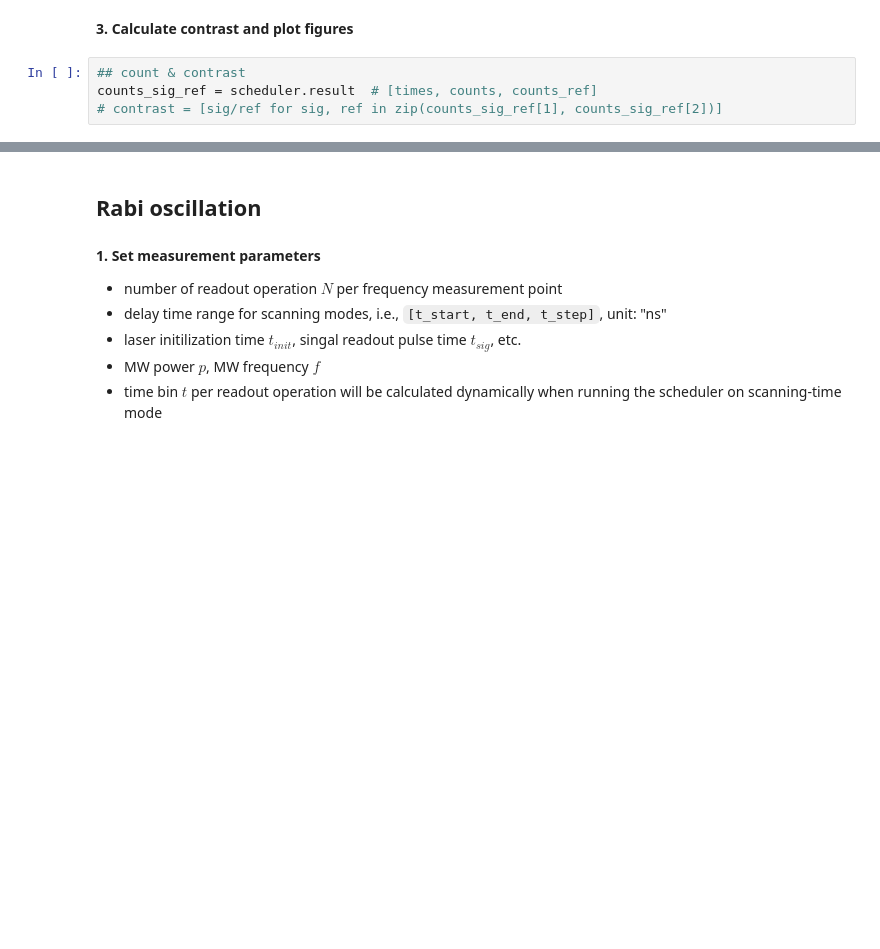
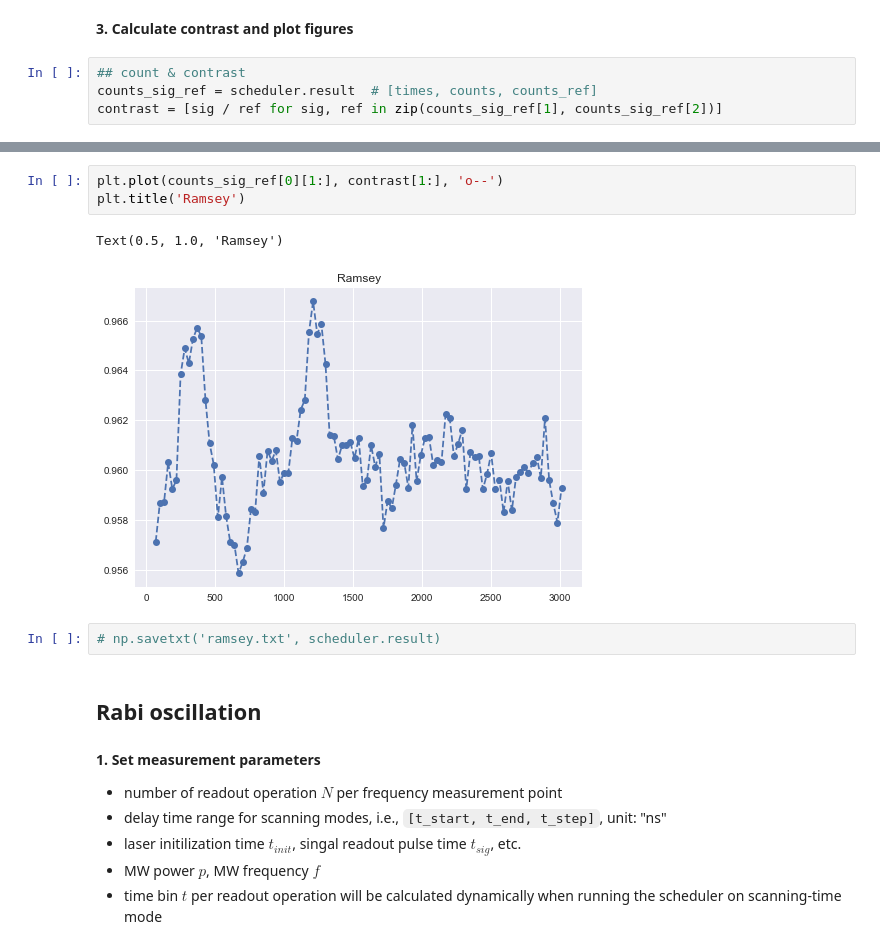
Before and after one commit to Youngcius/odmactor, a Jupyter notebook: project/tutorial/time-odmr.ipynb, the cells around one changed output, grey strips where cells are left out. Saved outputs shown, nothing was run; the diff lists cells and outputs as text; blank space fills up the shorter version.

```diff
--- a/project/tutorial/time-odmr.ipynb
+++ b/project/tutorial/time-odmr.ipynb
@@ -80,7 +85,7 @@ fig = scheduler.sequences_figure
 # %%
 ## count & contrast
 counts_sig_ref = scheduler.result  # [times, counts, counts_ref]
-# contrast = [sig/ref for sig, ref in zip(counts_sig_ref[1], counts_sig_ref[2])]
+contrast = [sig / ref for sig, ref in zip(counts_sig_ref[1], counts_sig_ref[2])]
 # %%
 # plot_ramsey(counts_sig_ref[0], contrast)
 
@@ -95,3 +101,11 @@ Text(0, 0.5, 'Count')
+# %%
+plt.plot(counts_sig_ref[0][1:], contrast[1:], 'o--')
+plt.title('Ramsey')
+# %% [output]
+Text(0.5, 1.0, 'Ramsey')
+[figure, added]
+# %%
+# np.savetxt('ramsey.txt', scheduler.result)
 # %% [markdown]
 ## Rabi oscillation
 # %% [markdown]
```
Also changed, not shown: parts of 16 cells of this notebook, 4 other files.
